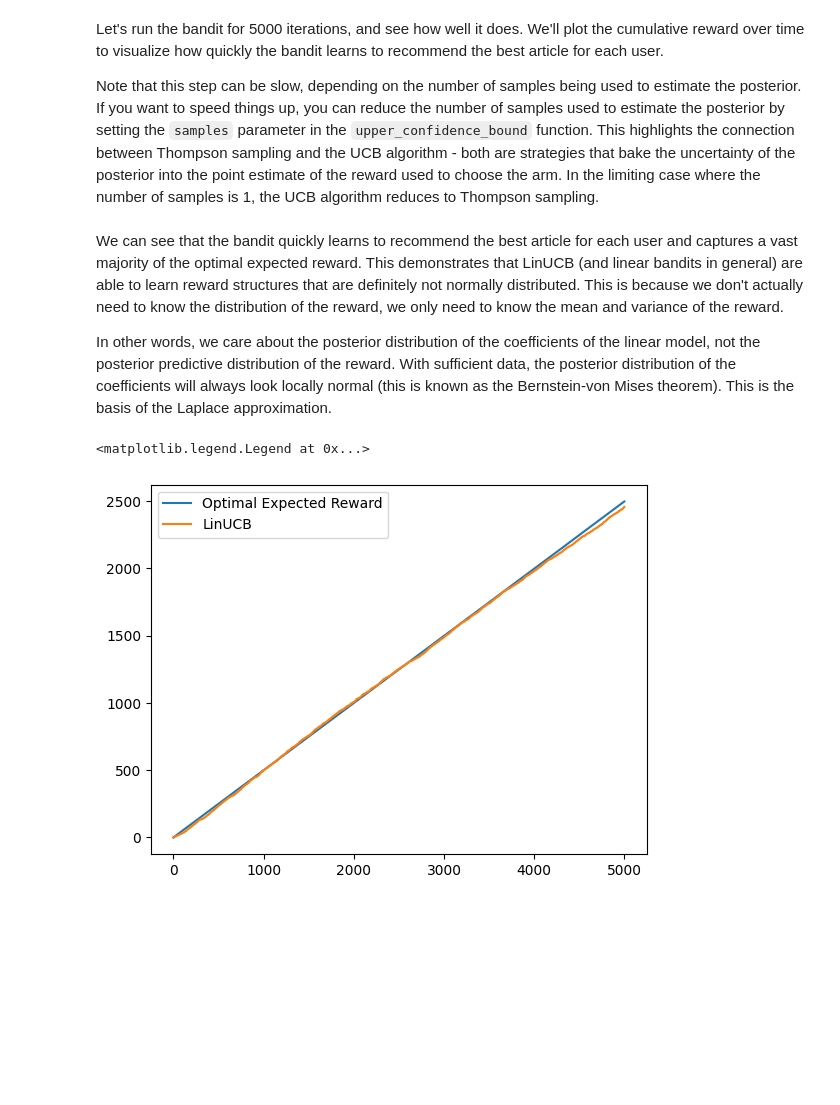
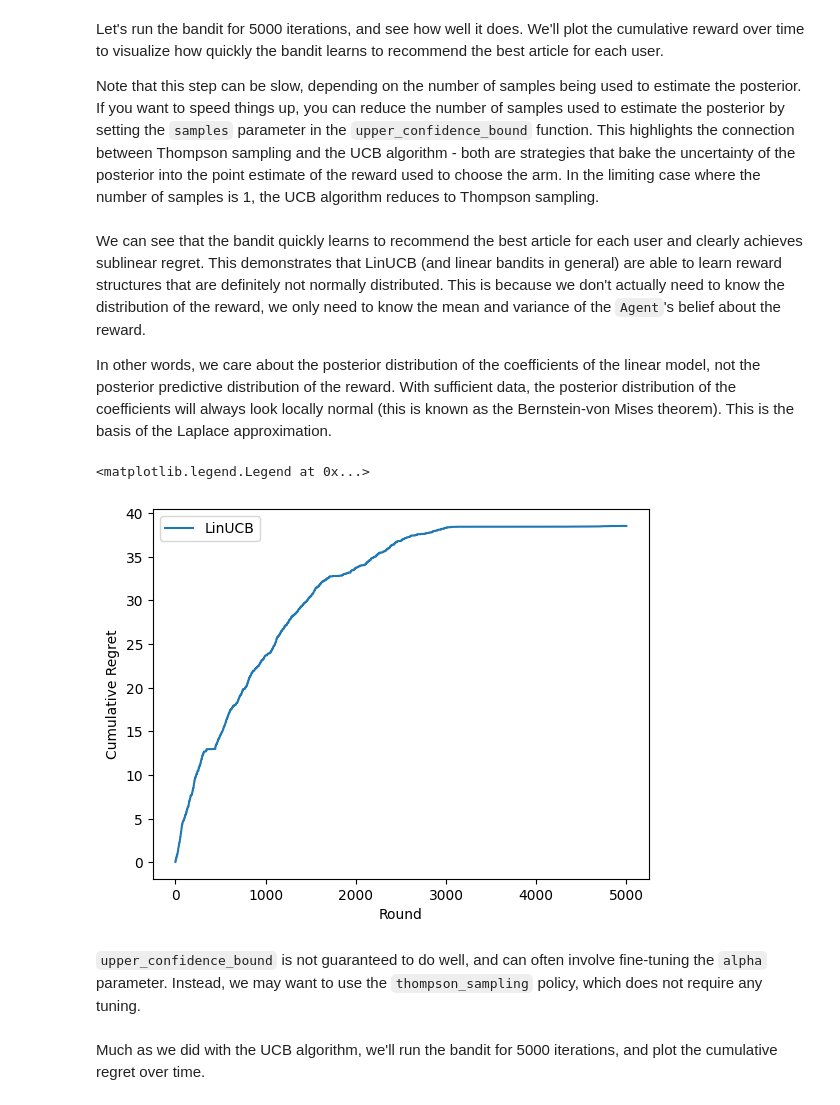
Before and after one commit to bayesianbandits/bayesianbandits, a Jupyter notebook: docs/notebooks/linear-bandits.ipynb, the cells around one changed output. Cells and saved outputs as stored; diff of their text form; code cells hidden in the pictures; blank space fills up the shorter version.

Commit message:
DOCS: add thompson sampling comparison to linear bandit notebook

```diff
--- a/docs/notebooks/linear-bandits.ipynb
+++ b/docs/notebooks/linear-bandits.ipynb
@@ -73,8 +79,8 @@ Additionally, we'll set our choice policy to be the `upper_confidence_bound` pol
 # %%
 from bayesianbandits import NormalInverseGammaRegressor, upper_confidence_bound
 
-est = NormalInverseGammaRegressor()
-policy = upper_confidence_bound(alpha=0.84, samples=100)
+est = NormalInverseGammaRegressor(lam=4)
+policy = upper_confidence_bound(alpha=0.80, samples=500)
 # %% [markdown]
 Next, we'll define our action space and reward function. The action space will be the set of articles, and the reward function will be whether or not the user clicked on the article.
 # %%
@@ -114,10 +123,14 @@ Let's run the bandit for 5000 iterations, and see how well it does. We'll plot t
 
 Note that this step can be slow, depending on the number of samples being used to estimate the posterior. If you want to speed things up, you can reduce the number of samples used to estimate the posterior by setting the `samples` parameter in the `upper_confidence_bound` function. This highlights the connection between Thompson sampling and the UCB algorithm - both are strategies that bake the uncertainty of the posterior into the point estimate of the reward used to choose the arm. In the limiting case where the number of samples is 1, the UCB algorithm reduces to Thompson sampling.
 # %%
+agent = Agent(rng=0)
+
+np.random.seed(111)
+
 for _ in range(5000):
 
-    user_gender = np.random.binomial(1, 0.5)
-    user_age = np.random.randint(18, 65)
+    user_gender = np.random.binomial(1, 0.5) # 0 corresponds to female
+    user_age = np.random.randint(0, 47) # 0 corresponds to age 18
 
     context = np.array([1.0, user_age, user_gender])
 
@@ -125,18 +138,25 @@ for _ in range(5000):
     oracle.best_expected_reward()
 
     agent.pull(context)
-    agent.update(context, oracle.rewards[-1])
+    agent.update(context, oracle.rewards[-1] - 0.5)
 # %% [markdown]
-We can see that the bandit quickly learns to recommend the best article for each user and captures a vast majority of the optimal expected reward. This demonstrates that LinUCB (and linear bandits in general) are able to learn reward structures that are definitely not normally distributed. This is because we don't actually need to know the distribution of the reward, we only need to know the mean and variance of the reward.
+We can see that the bandit quickly learns to recommend the best article for each user and clearly achieves sublinear regret. This demonstrates that LinUCB (and linear bandits in general) are able to learn reward structures that are definitely not normally distributed. This is because we don't actually need to know the distribution of the reward, we only need to know the mean and variance of the `Agent`'s belief about the reward.
 
 In other words, we care about the posterior distribution of the coefficients of the linear model, not the posterior predictive distribution of the reward. With sufficient data, the posterior distribution of the coefficients will always look locally normal (this is known as the Bernstein-von Mises theorem). This is the basis of the Laplace approximation.
-# %%
-import matplotlib.pyplot as plt
-
-plt.plot(np.cumsum(oracle.optimal_rewards), label="Optimal Expected Reward")
-plt.plot(np.cumsum(oracle.rewards), label="LinUCB")
-
-plt.legend()
-# %% [output]
-<matplotlib.legend.Legend at 0x...>
-[figure, removed]
+# %%
+import matplotlib.pyplot as plt
+
+linucb_regret = np.cumsum(
+    np.array(oracle.optimal_rewards) - np.array(oracle.expected_rewards)
+)
+
+plt.plot(linucb_regret, label="LinUCB")
+plt.xlabel("Round")
+plt.ylabel("Cumulative Regret")
+
+plt.legend()
+# %% [output]
+<matplotlib.legend.Legend at 0x...>
+[figure, added]
+# %% [markdown]
+`upper_confidence_bound` is not guaranteed to do well, and can often involve fine-tuning the `alpha` parameter. Instead, we may want to use the `thompson_sampling` policy, which does not require any tuning.
@@ -142,0 +190,2 @@ plt.legend()
+# %% [markdown]
+Much as we did with the UCB algorithm, we'll run the bandit for 5000 iterations, and plot the cumulative regret over time.
```
Also changed, not shown: parts of 8 cells of this notebook.
